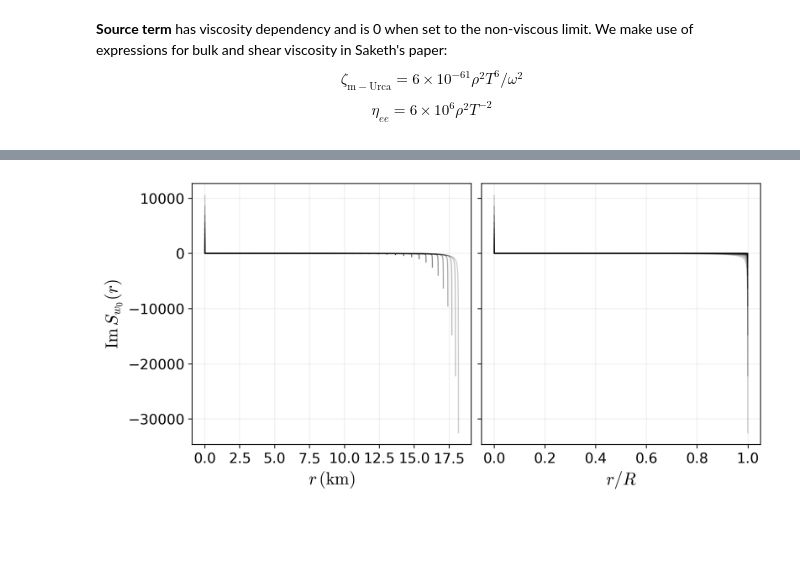
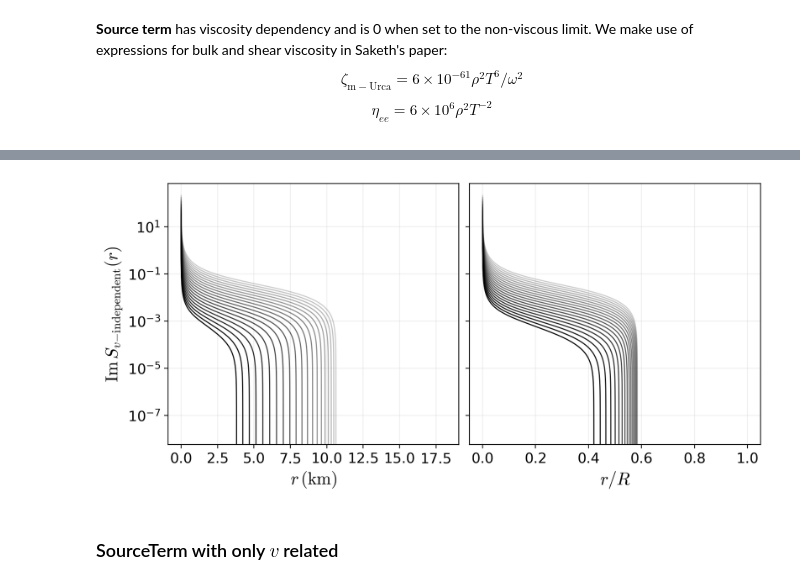
Before and after one commit to chih-uva/TLN-TDN-equation-solver, a Jupyter notebook: python/solver-w0.ipynb, the cells around one changed output, grey strips where cells are left out. Cells and saved outputs as stored; diff of their text form; code cells hidden in the pictures; blank space fills up the shorter version.

Commit message:
first order source cleared

```diff
--- a/python/solver-w0.ipynb
+++ b/python/solver-w0.ipynb
@@ -520,13 +641,13 @@ plt.show()
 fig, axs = plt.subplots(1, 2, figsize=(8.5, 4), dpi=220, layout="constrained", sharey=True)
 plt.rcParams["mathtext.fontset"] = "cm"
 
-# --- Left: w0(r) vs r (km) ---
+
 for nnn in range(0, 20):
-    V0Sol = V0Grid[nnn]
+    V0TSol = V0TGrid[nnn]
     RArr = np.array(Rgrid[nnn])
     axs[0].plot(
         RArr[:-5],                 # r (km)
-        V0Sol[:-4],
+        V0TSol[:-4],
         lw=1,
         alpha=0.2 + nnn * 0.8 / 20,
         ls="-",
@@ -540,13 +661,13 @@ axs[0].grid(zorder=-100, alpha=0.2)
 axs[0].set_xlabel(r"$r\ (\mathrm{km})$", fontfamily="CMU Bright", fontsize=16)
 axs[0].set_ylabel(r"$v_0(r)$", fontfamily="CMU Bright", fontsize=16)
 
-# --- Right: w0(r) vs r/R (dimensionless) ---
+# --- Right: v0t(r) vs r/R (dimensionless) ---
 for nnn in range(0, 20):
-    V0Sol = V0Grid[nnn]
+    V0TSol = V0TGrid[nnn]
     RArr = np.array(Rgrid[nnn])
     axs[1].plot(
         RArr[:-4] / RArr[-2],      # r/R
-        V0Sol[:-3],
+        V0TSol[:-3],
         lw=1,
         alpha=0.2 + nnn * 0.8 / 20,
         ls="-",
@@ -559,7 +680,7 @@ axs[1].set_xlabel(r"$r/R$", fontfamily="CMU Bright", fontsize=16)
 
 # --- Match tick label fonts/sizes on both subplots ---
 for ax in axs:
-    # ax.set_yscale("log")
+    ax.set_yscale("log")
     for lbl in ax.get_xticklabels() + ax.get_yticklabels():
         # lbl.set_fontfamily("CMU Bright")
         lbl.set_fontsize(13)
@@ -751,5 +924,5 @@ def Source(r, pr, rhor, drhor, cs2, lamb, nu, h20r, k0r, v0r, dv0r, d2v0r, w0r,
 # %%
-SourceGrid = []
+SourceNoVGrid = []
 T_visc = 10 ** 5.5
 
 for nnn, HSol, V0Sol, W0Sol, DW0Sol, K0Sol, nu_prof in zip(
@@ -785,7 +958,7 @@ for nnn, HSol, V0Sol, W0Sol, DW0Sol, K0Sol, nu_prof in zip(
     dv0_eval = np.gradient(v0_eval, r_eval, edge_order=2)
     d2v0_eval = np.gradient(dv0_eval, r_eval, edge_order=2)
 
-    source_vals = Source(
+    source_vals = SourceNoV(
         r_eval,
         pr_eval,
         rho_eval,
@@ -803,49 +976,51 @@ for nnn, HSol, V0Sol, W0Sol, DW0Sol, K0Sol, nu_prof in zip(
         T=T_visc
     )
 
-    SourceGrid.append(source_vals)
+    SourceNoVGrid.append(source_vals)
 # %%
 
 fig, axs = plt.subplots(1, 2, figsize=(8.5, 4), dpi=220, layout="constrained", sharey=True)
 plt.rcParams["mathtext.fontset"] = "cm"
 
 for nnn in range(0, 20):
-    source_vals = np.array(SourceGrid[nnn])
+    sourceNoV_vals = np.array(SourceNoVGrid[nnn])
     RArr = np.array(Rgrid[nnn])
-    r_eval = RArr[:source_vals.shape[0]]
+    r_eval = RArr[:sourceNoV_vals.shape[0]]
 
     axs[0].plot(
         r_eval[5:-50],
-        np.imag(source_vals)[5:-50],
+        np.imag(sourceNoV_vals)[5:-50],
         lw=1,
         alpha=0.2 + nnn * 0.8 / 20,
         ls="-",
         color="black",
         zorder=5
     )
 
     axs[1].plot(
         r_eval[5:-50] / RArr[-2],
-        np.imag(source_vals)[5:-50],
+        np.imag(sourceNoV_vals)[5:-50],
         lw=1,
         alpha=0.2 + nnn * 0.8 / 20,
         ls="-",
         color="black",
         zorder=5
     )
 
 axs[0].grid(zorder=-100, alpha=0.2)
 axs[0].set_xlabel("$r\,(\mathrm{km})$", fontfamily="CMU Bright", fontsize=16)
-axs[0].set_ylabel("$\operatorname{Im} S_{w_0}(r)$", fontfamily="CMU Bright", fontsize=16)
+axs[0].set_ylabel("$\operatorname{Im} S_{v\mathrm{-independent}}(r)$", fontfamily="CMU Bright", fontsize=16)
 
 axs[1].grid(zorder=-100, alpha=0.2)
 axs[1].set_xlabel("$r/R$", fontfamily="CMU Bright", fontsize=16)
 
 for ax in axs:
+    ax.set_yscale("log")
     for lbl in ax.get_xticklabels() + ax.get_yticklabels():
         lbl.set_fontsize(13)
 
-
 plt.show()
 # %% [output]
-[figure, old version]
+[figure, new version]
+# %% [markdown]
+### SourceTerm with only $v$ related
```
Also changed, not shown: parts of 15 cells of this notebook, 11 other files.
